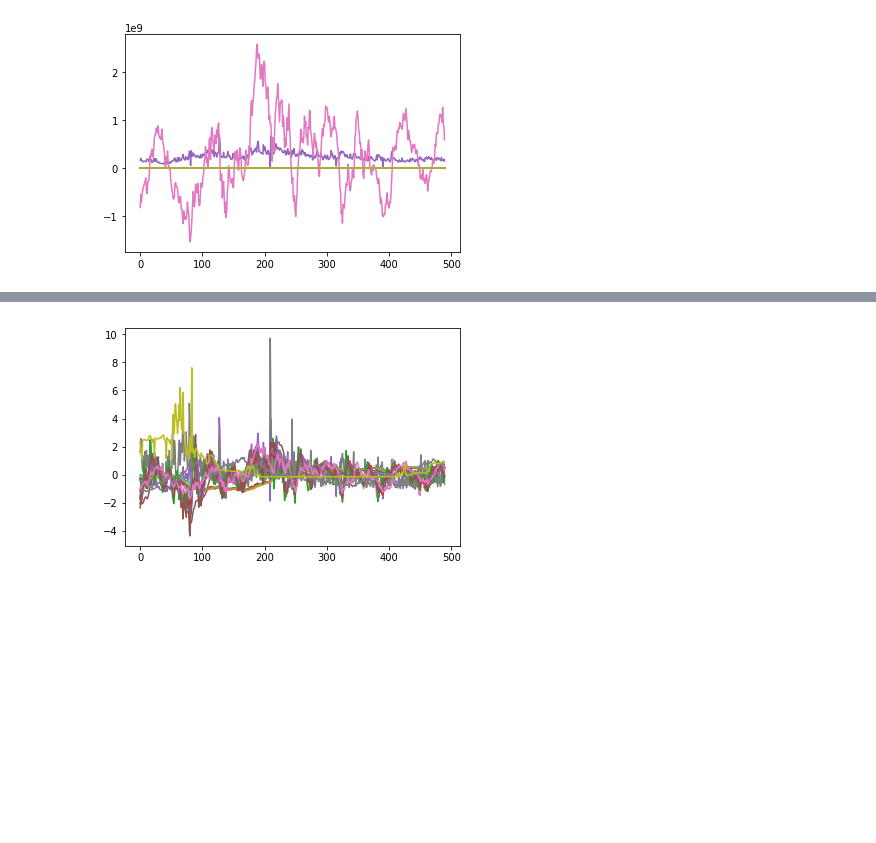
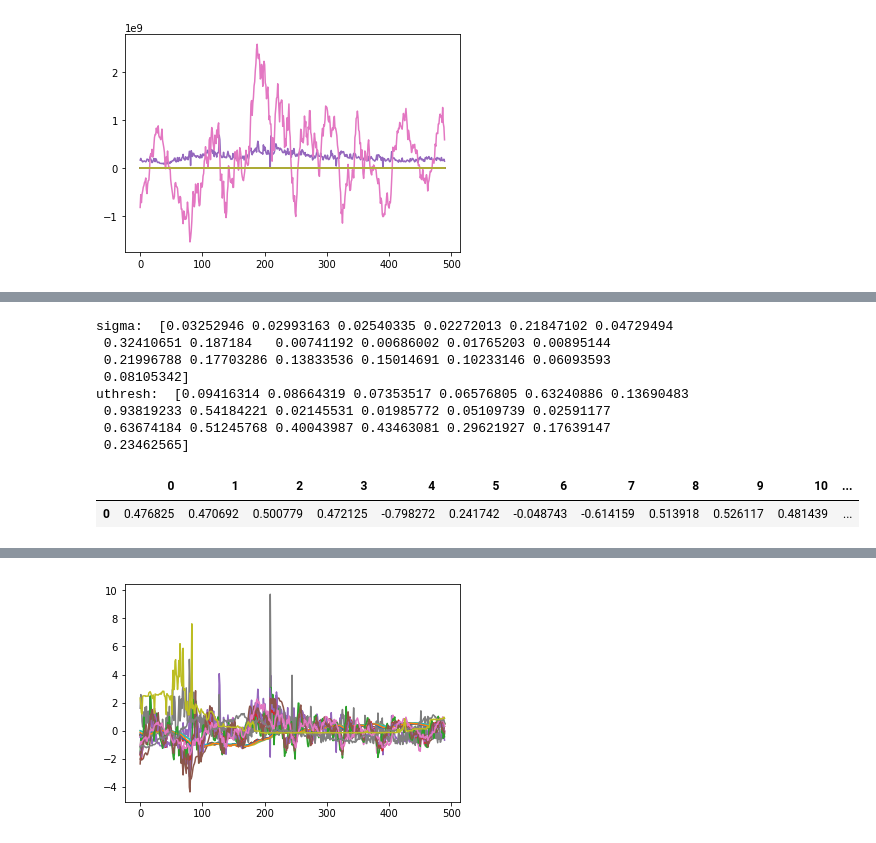
Before and after one commit to timothyyu/wsae-lstm, a Jupyter notebook: notebooks/4a - denoise_periods function seperate from scale and chart colors.ipynb, the cells around one changed output, grey strips where cells are left out. Drawn from its saved outputs; the diff is of its cells as text; code cells hidden in the pictures; blank space fills up the shorter version.

```diff
--- a/notebooks/4a - denoise_periods function seperate from scale and chart colors.ipynb
+++ b/notebooks/4a - denoise_periods function seperate from scale and chart colors.ipynb
@@ -43,0 +89,13 @@ plt.plot(dict_dataframes_index['nifty 50 index data'][1][1].values);
+# %%
+pd.DataFrame(waveletSmooth(ddi_scaled['nifty 50 index data'][1][2])).head(1)
+# %% [output]
+sigma:  [0.03252946 0.02993163 0.02540335 0.02272013 0.21847102 0.04729494
+ 0.32410651 0.187184   0.00741192 0.00686002 0.01765203 0.00895144
+ 0.21996788 0.17703286 0.13833536 0.15014691 0.10233146 0.06093593
+ 0.08105342]
+uthresh:  [0.09416314 0.08664319 0.07353517 0.06576805 0.63240886 0.13690483
+ 0.93819233 0.54184221 0.02145531 0.01985772 0.05109739 0.02591177
+ 0.63674184 0.51245768 0.40043987 0.43463081 0.29621927 0.17639147
+ 0.23462565]
+|  | 0 | 1 | 2 | 3 | 4 | 5 | 6 | 7 | 8 | 9 | 10 | ... |
+| 0 | 0.476825 | 0.470692 | 0.500779 | 0.472125 | -0.798272 | 0.241742 | -0.048743 | -0.614159 | 0.513918 | 0.526117 | 0.481439 | ... |
```
Also changed, not shown: parts of 6 cells of this notebook, 22 other files.
